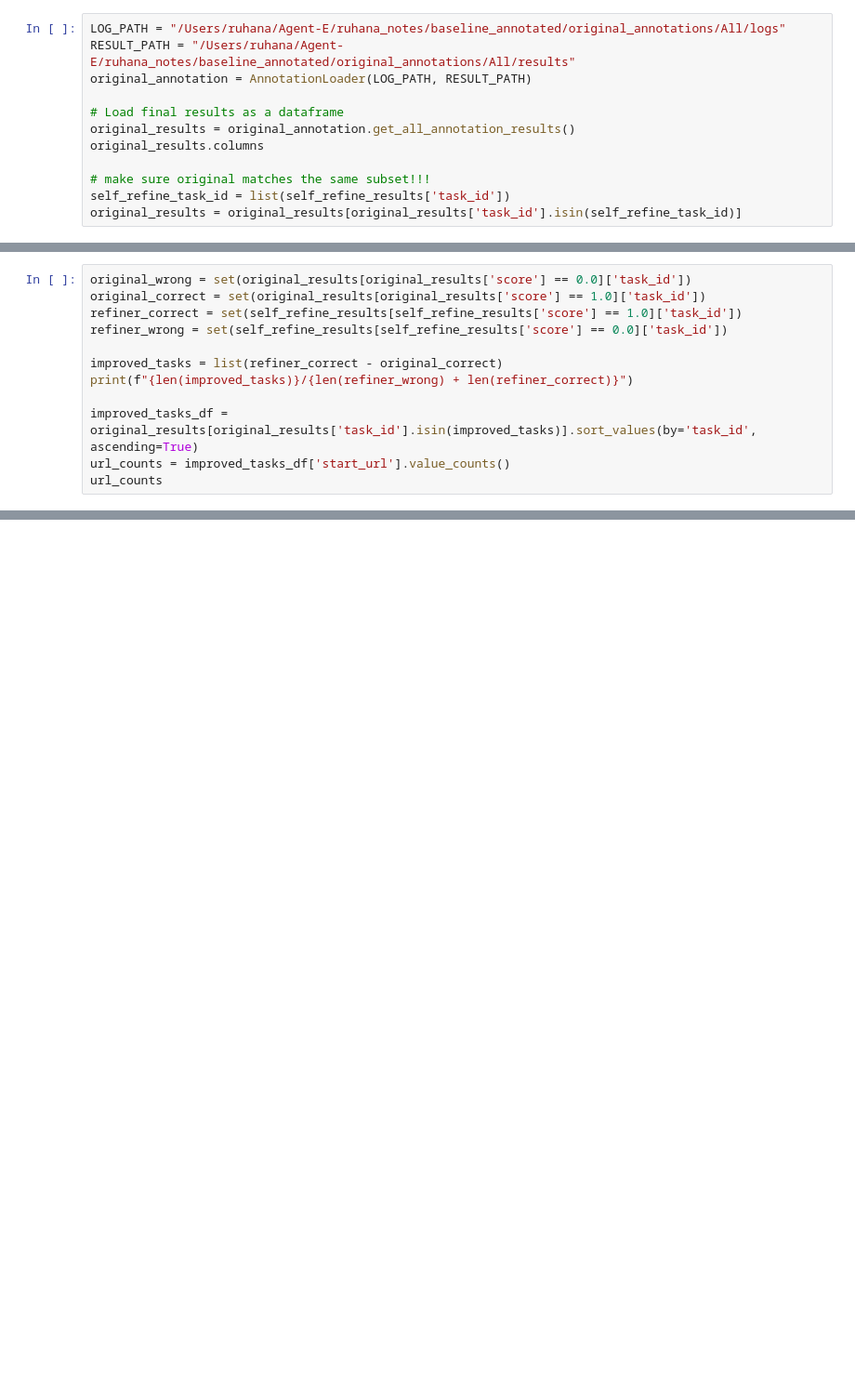
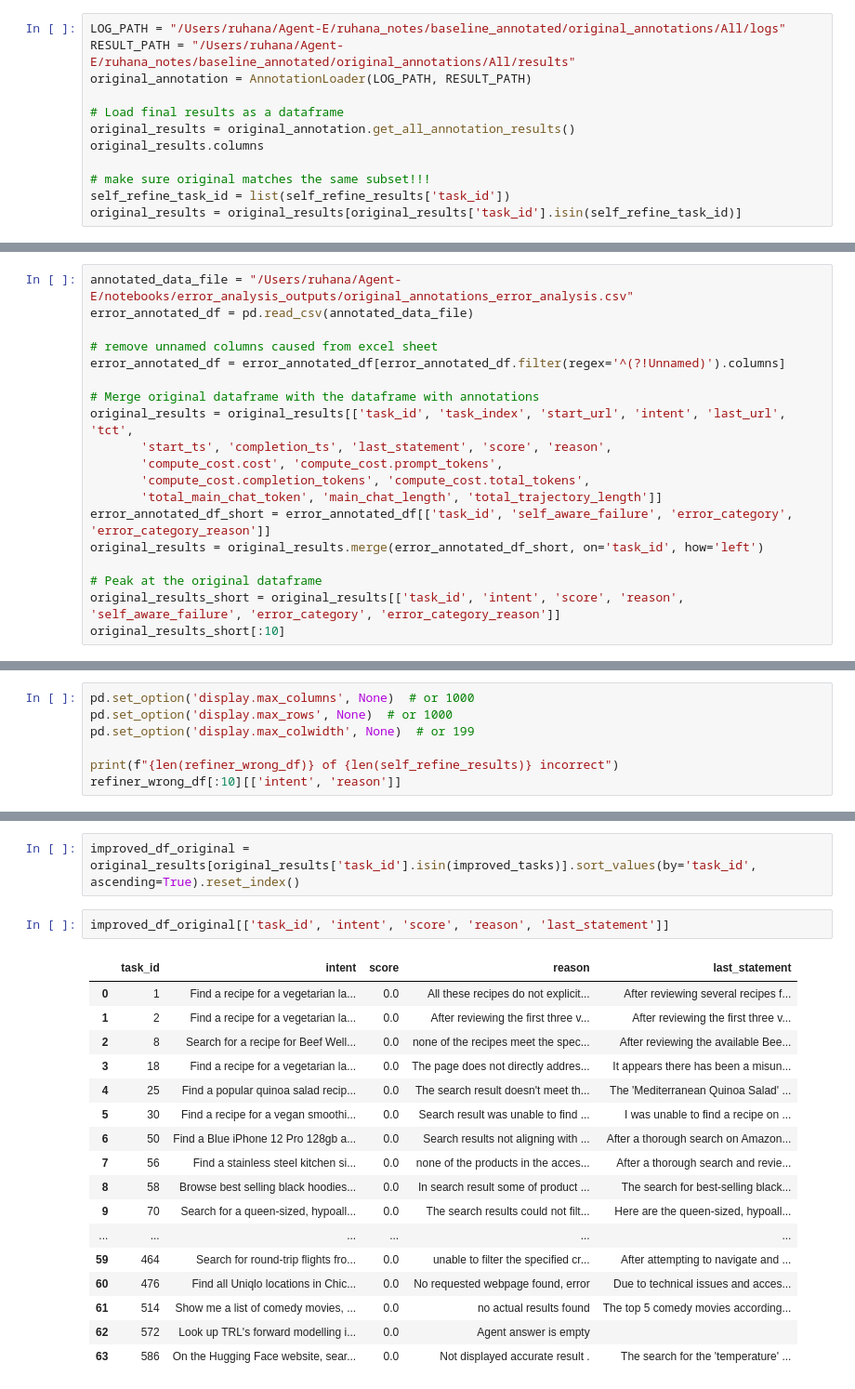
Before and after one commit to ruhanaazam/Agent-E, a Jupyter notebook: notebooks/analyze_improvement.ipynb, the cells around one changed output, grey strips where cells are left out. Shown: that part at 93% size. Drawn from its saved outputs; the diff is of its cells as text; blank space fills up the shorter version.

Commit message:
updated analyze_improvement.ipynb to view manually annotated error types (i.e. poor navigation, missing skills)

```diff
--- a/notebooks/analyze_improvement.ipynb
+++ b/notebooks/analyze_improvement.ipynb
@@ -80,12 +63,0 @@ Self-Refine: 0.8137755102040817
-# %%
-original_wrong = set(original_results[original_results['score'] == 0.0]['task_id'])
-original_correct = set(original_results[original_results['score'] == 1.0]['task_id'])
-refiner_correct = set(self_refine_results[self_refine_results['score'] == 1.0]['task_id'])
-refiner_wrong = set(self_refine_results[self_refine_results['score'] == 0.0]['task_id'])
-
-improved_tasks = list(refiner_correct - original_correct)
-print(f"{len(improved_tasks)}/{len(refiner_wrong) + len(refiner_correct)}")
-
-improved_tasks_df = original_results[original_results['task_id'].isin(improved_tasks)].sort_values(by='task_id', ascending=True)
-url_counts = improved_tasks_df['start_url'].value_counts()
-url_counts
@@ -174,0 +125,19 @@ NameError: name 'model' is not defined
+# %%
+annotated_data_file = "/Users/ruhana/Agent-E/notebooks/error_analysis_outputs/original_annotations_error_analysis.csv"
+error_annotated_df = pd.read_csv(annotated_data_file)
+
+# remove unnamed columns caused from excel sheet
+error_annotated_df = error_annotated_df[error_annotated_df.filter(regex='^(?!Unnamed)').columns]
+
+# Merge original dataframe with the dataframe with annotations
+original_results = original_results[['task_id', 'task_index', 'start_url', 'intent', 'last_url', 'tct',
+       'start_ts', 'completion_ts', 'last_statement', 'score', 'reason',
+       'compute_cost.cost', 'compute_cost.prompt_tokens',
+       'compute_cost.completion_tokens', 'compute_cost.total_tokens',
+       'total_main_chat_token', 'main_chat_length', 'total_trajectory_length']]
+error_annotated_df_short = error_annotated_df[['task_id', 'self_aware_failure', 'error_category', 'error_category_reason']]
+original_results = original_results.merge(error_annotated_df_short, on='task_id', how='left')
+
+# Peak at the original dataframe
+original_results_short = original_results[['task_id', 'intent', 'score', 'reason', 'self_aware_failure', 'error_category', 'error_category_reason']]
+original_results_short[:10]
@@ -174,0 +260,7 @@ NameError: name 'model' is not defined
+# %%
+pd.set_option('display.max_columns', None)  # or 1000
+pd.set_option('display.max_rows', None)  # or 1000
+pd.set_option('display.max_colwidth', None)  # or 199
+
+print(f"{len(refiner_wrong_df)} of {len(self_refine_results)} incorrect")
+refiner_wrong_df[:10][['intent', 'reason']]
@@ -174,0 +521,22 @@ NameError: name 'model' is not defined
+# %%
+improved_df_original = original_results[original_results['task_id'].isin(improved_tasks)].sort_values(by='task_id', ascending=True).reset_index()
+# %%
+improved_df_original[['task_id', 'intent', 'score', 'reason', 'last_statement']]
+# %% [output]
+|  | task_id | intent | score | reason | last_statement |
+| 0 | 1 | Find a recipe for a vegetarian la... | 0.0 | All these recipes do not explicit... | After reviewing several recipes f... |
+| 1 | 2 | Find a recipe for a vegetarian la... | 0.0 | After reviewing the first three v... | After reviewing the first three v... |
+| 2 | 8 | Search for a recipe for Beef Well... | 0.0 | none of the recipes meet the spec... | After reviewing the available Bee... |
+| 3 | 18 | Find a recipe for a vegetarian la... | 0.0 | The page does not directly addres... | It appears there has been a misun... |
+| 4 | 25 | Find a popular quinoa salad recip... | 0.0 | The search result doesn't meet th... | The 'Mediterranean Quinoa Salad' ... |
+| 5 | 30 | Find a recipe for a vegan smoothi... | 0.0 | Search result was unable to find ... | I was unable to find a recipe on ... |
+| 6 | 50 | Find a Blue iPhone 12 Pro 128gb a... | 0.0 | Search results not aligning with ... | After a thorough search on Amazon... |
+| 7 | 56 | Find a stainless steel kitchen si... | 0.0 | none of the products in the acces... | After a thorough search and revie... |
+| 8 | 58 | Browse best selling black hoodies... | 0.0 | In search result some of product ... | The search for best-selling black... |
+| 9 | 70 | Search for a queen-sized, hypoall... | 0.0 | The search results could not filt... | Here are the queen-sized, hypoall... |
+| ... | ... | ... | ... | ... | ... |
+| 59 | 464 | Search for round-trip flights fro... | 0.0 | unable to filter the specified cr... | After attempting to navigate and ... |
+| 60 | 476 | Find all Uniqlo locations in Chic... | 0.0 | No requested webpage found, error | Due to technical issues and acces... |
+| 61 | 514 | Show me a list of comedy movies, ... | 0.0 | no actual results found | The top 5 comedy movies according... |
+| 62 | 572 | Look up TRL's forward modelling i... | 0.0 | Agent answer is empty |  |
+| 63 | 586 | On the Hugging Face website, sear... | 0.0 | Not displayed accurate result . | The search for the 'temperature' ... |
```
Also changed, not shown: parts of 48 cells of this notebook.
